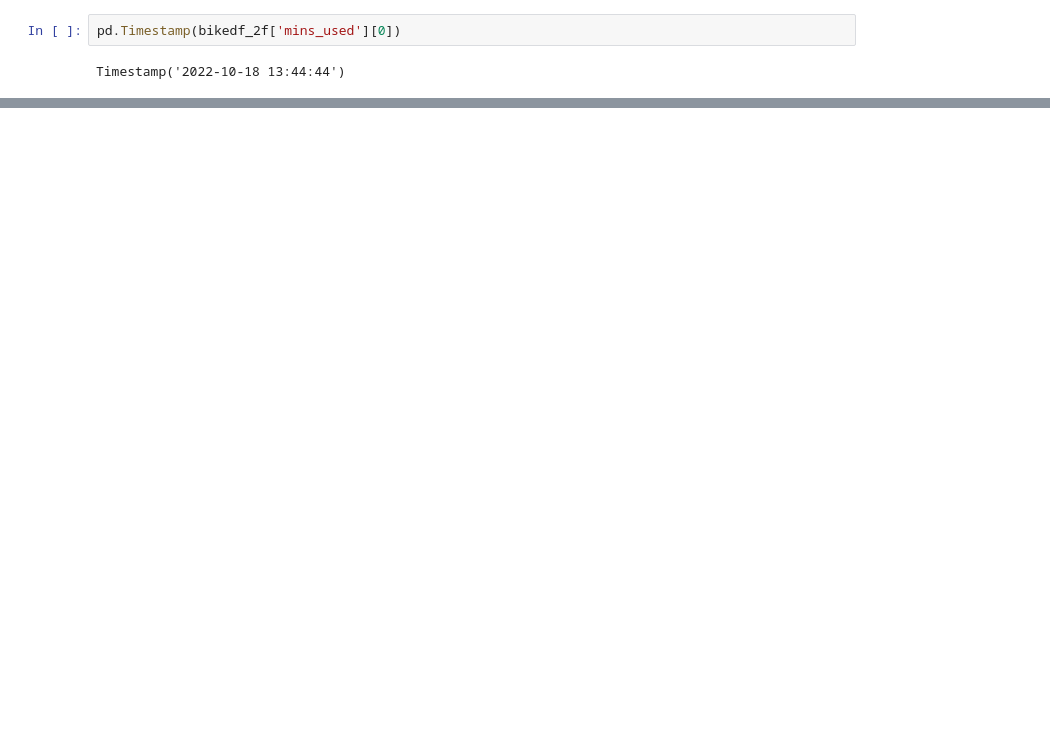
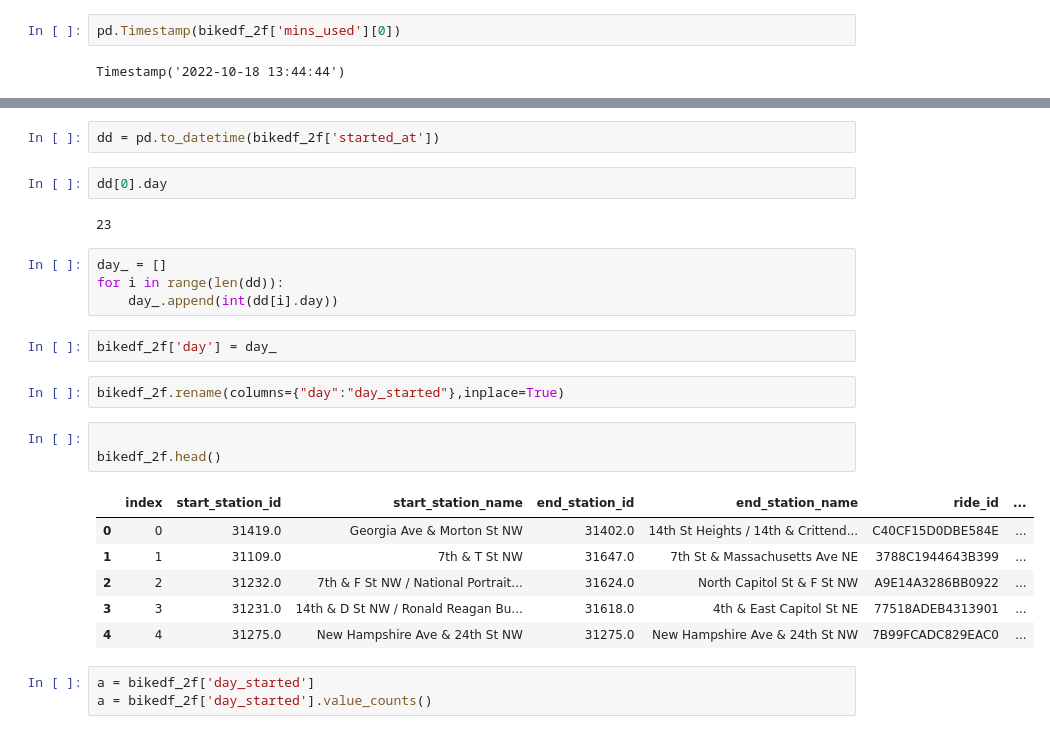
Before and after one commit to ARKA1112/Python-practice-projects, a Jupyter notebook: Capital_bikshare.ipynb, the cells around one changed output, grey strips where cells are left out. Cells and saved outputs as stored; diff of their text form; blank space fills up the shorter version.

```diff
--- a/Capital_bikshare.ipynb
+++ b/Capital_bikshare.ipynb
@@ -288,0 +305,27 @@ memory usage: 52.2+ MB
+# %%
+dd = pd.to_datetime(bikedf_2f['started_at'])
+# %%
+dd[0].day
+# %% [output]
+23
+# %%
+day_ = []
+for i in range(len(dd)):
+    day_.append(int(dd[i].day))
+# %%
+bikedf_2f['day'] = day_
+# %%
+bikedf_2f.rename(columns={"day":"day_started"},inplace=True)
+# %%
+
+bikedf_2f.head()
+# %% [output]
+|  | index | start_station_id | start_station_name | end_station_id | end_station_name | ride_id | ... |
+| 0 | 0 | 31419.0 | Georgia Ave & Morton St NW | 31402.0 | 14th St Heights / 14th & Crittend... | C40CF15D0DBE584E | ... |
+| 1 | 1 | 31109.0 | 7th & T St NW | 31647.0 | 7th St & Massachusetts Ave NE | 3788C1944643B399 | ... |
+| 2 | 2 | 31232.0 | 7th & F St NW / National Portrait... | 31624.0 | North Capitol St & F St NW | A9E14A3286BB0922 | ... |
+| 3 | 3 | 31231.0 | 14th & D St NW / Ronald Reagan Bu... | 31618.0 | 4th & East Capitol St NE | 77518ADEB4313901 | ... |
+| 4 | 4 | 31275.0 | New Hampshire Ave & 24th St NW | 31275.0 | New Hampshire Ave & 24th St NW | 7B99FCADC829EAC0 | ... |
+# %%
+a = bikedf_2f['day_started']
+a = bikedf_2f['day_started'].value_counts()
```
Also changed, not shown: parts of 10 cells of this notebook, 3 other files.
